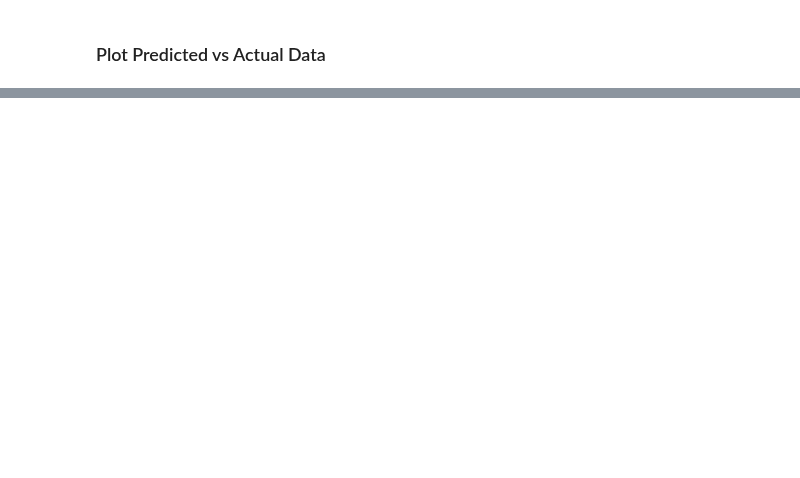
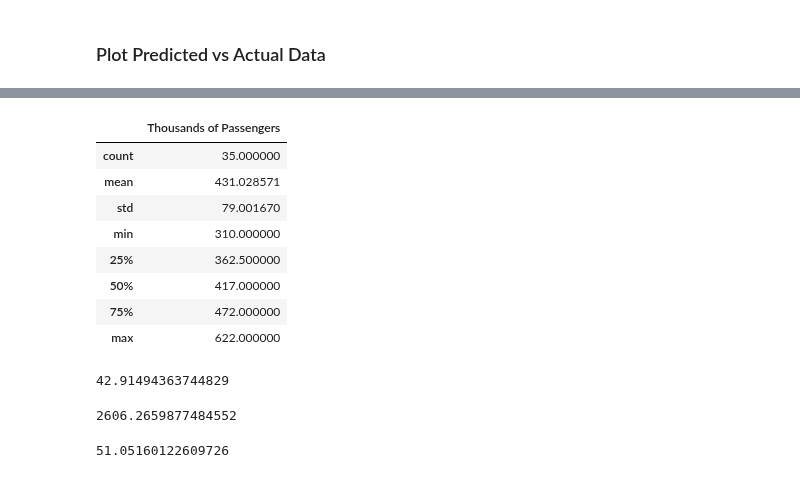
Before and after one commit to Shiska07/Data-Science-and-Machine-Learning, a Jupyter notebook: Time-Series-Analysis/Forecasting with Exponential Smoothing Model (airlines data).ipynb, the cells around one changed output, grey strips where cells are left out. Cells and saved outputs as stored; diff of their text form; code cells hidden in the pictures; blank space fills up the shorter version.

```diff
--- a/Time-Series-Analysis/Forecasting with Exponential Smoothing Model (airlines data).ipynb
+++ b/Time-Series-Analysis/Forecasting with Exponential Smoothing Model (airlines data).ipynb
@@ -86,0 +96,24 @@ test_predictions.plot(figsize = (10, 5), legend = True, grid = True, label = 'fo
+# %%
+test.describe()
+# %% [output]
+|  | Thousands of Passengers |
+| count | 35.000000 |
+| mean | 431.028571 |
+| std | 79.001670 |
+| min | 310.000000 |
+| 25% | 362.500000 |
+| 50% | 417.000000 |
+| 75% | 472.000000 |
+| max | 622.000000 |
+# %%
+mean_absolute_error(test, test_predictions)
+# %% [output]
+42.91494363744829
+# %%
+mean_squared_error(test, test_predictions)
+# %% [output]
+2606.2659877484552
+# %%
+np.sqrt(mean_squared_error(test, test_predictions))
+# %% [output]
+51.05160122609726
```
Also changed, not shown: parts of 6 cells of this notebook.
